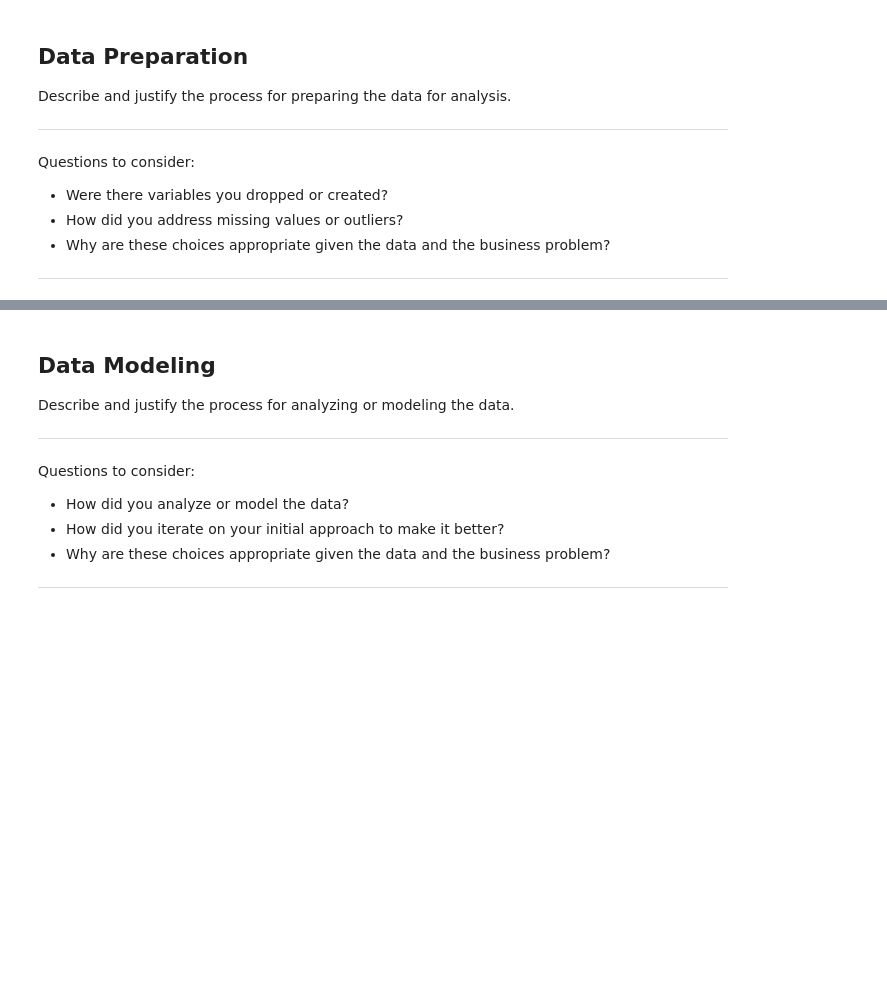
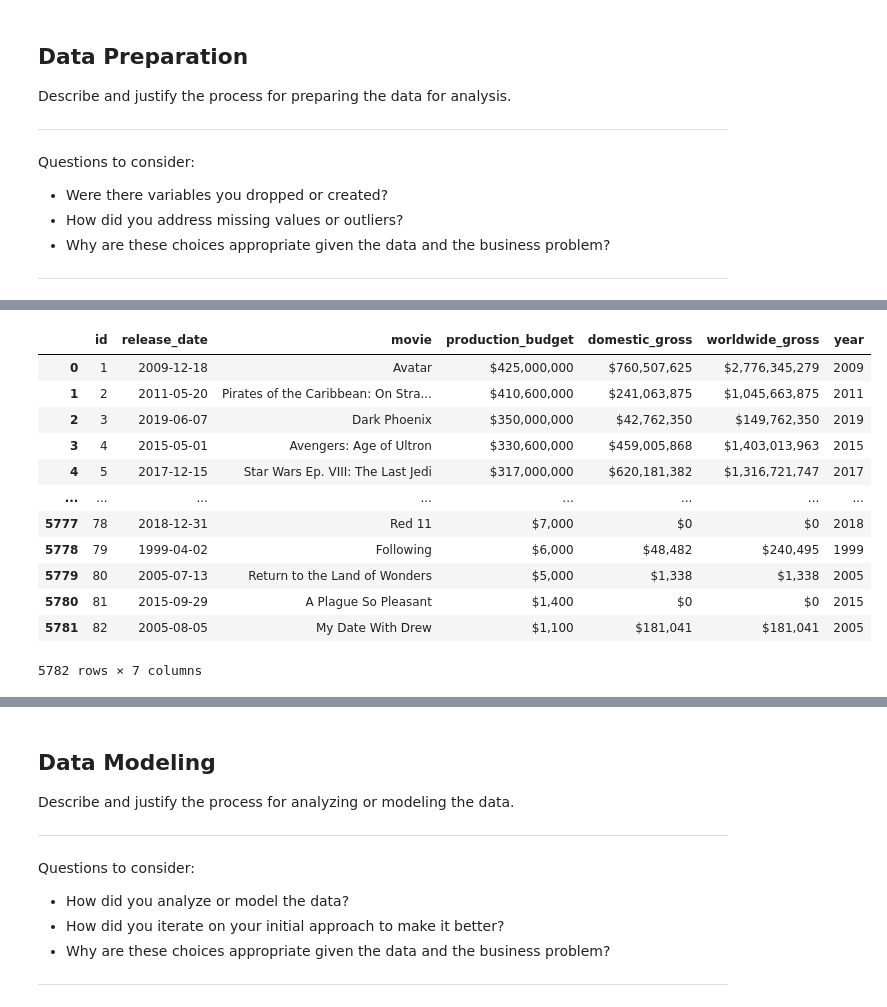
Before and after one commit to alexcasey92/Box-Office-EDA, a Jupyter notebook: dsc-phase1-project-template.ipynb, the cells around one changed output, grey strips where cells are left out. Cells and saved outputs as stored; diff of their text form; code cells hidden in the pictures; blank space fills up the shorter version.

```diff
--- a/dsc-phase1-project-template.ipynb
+++ b/dsc-phase1-project-template.ipynb
@@ -220,0 +271,2 @@ bom_movie_no_nulls.dropna(axis=0, inplace=True)
+# %%
+df_tn = pd.read_csv('data/zippedData/tn.movie_budgets.csv.gz')
@@ -528,0 +721,2 @@ list(tables)
+# %%
+df_tn['release_date'] = pd.to_datetime(df_tn['release_date'])
@@ -528,0 +766,19 @@ list(tables)
+# %%
+#probably dont need this because release_date is formatted correctly for graphing
+df_tn['year'] = df_tn['release_date'].dt.year
+#df_tn['year'] = pd.to_numeric(df_tn['year']).astype(int)
+df_tn
+# %% [output]
+|  | id | release_date | movie | production_budget | domestic_gross | worldwide_gross | year |
+| 0 | 1 | 2009-12-18 | Avatar | $425,000,000 | $760,507,625 | $2,776,345,279 | 2009 |
+| 1 | 2 | 2011-05-20 | Pirates of the Caribbean: On Stra... | $410,600,000 | $241,063,875 | $1,045,663,875 | 2011 |
+| 2 | 3 | 2019-06-07 | Dark Phoenix | $350,000,000 | $42,762,350 | $149,762,350 | 2019 |
+| 3 | 4 | 2015-05-01 | Avengers: Age of Ultron | $330,600,000 | $459,005,868 | $1,403,013,963 | 2015 |
+| 4 | 5 | 2017-12-15 | Star Wars Ep. VIII: The Last Jedi | $317,000,000 | $620,181,382 | $1,316,721,747 | 2017 |
+| ... | ... | ... | ... | ... | ... | ... | ... |
+| 5777 | 78 | 2018-12-31 | Red 11 | $7,000 | $0 | $0 | 2018 |
+| 5778 | 79 | 1999-04-02 | Following | $6,000 | $48,482 | $240,495 | 1999 |
+| 5779 | 80 | 2005-07-13 | Return to the Land of Wonders | $5,000 | $1,338 | $1,338 | 2005 |
+| 5780 | 81 | 2015-09-29 | A Plague So Pleasant | $1,400 | $0 | $0 | 2015 |
+| 5781 | 82 | 2005-08-05 | My Date With Drew | $1,100 | $181,041 | $181,041 | 2005 |
+5782 rows × 7 columns
```
Also changed, not shown: parts of 52 cells of this notebook.
